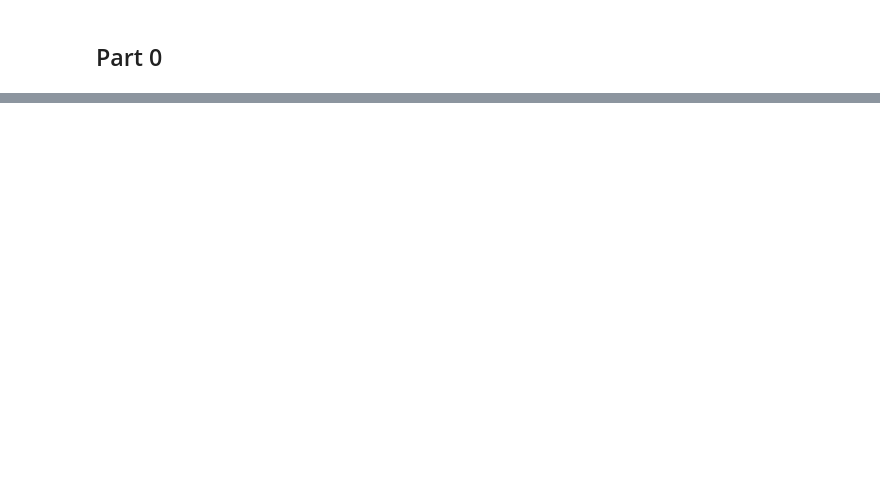
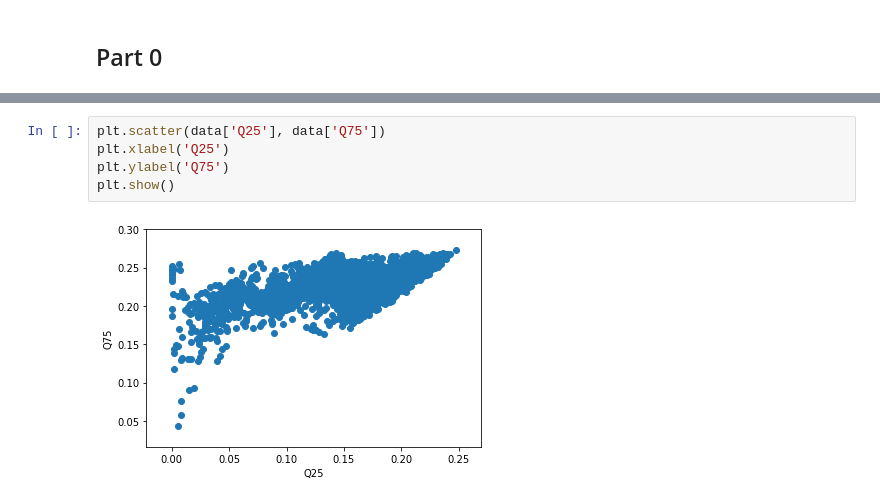
Before and after one commit to FarkIst/ML_Project3, a Jupyter notebook: project3.ipynb, the cells around one changed output, grey strips where cells are left out. Drawn from its saved outputs; the diff is of its cells as text; blank space fills up the shorter version.

Commit message:
Added part 2 plots

```diff
--- a/project3.ipynb
+++ b/project3.ipynb
@@ -28,0 +33,7 @@ memory usage: 519.8+ KB
+# %%
+plt.scatter(data['Q25'], data['Q75'])
+plt.xlabel('Q25')
+plt.ylabel('Q75')
+plt.show()
+# %% [output]
+[figure, added]
```
Also changed, not shown: parts of 8 cells of this notebook.
